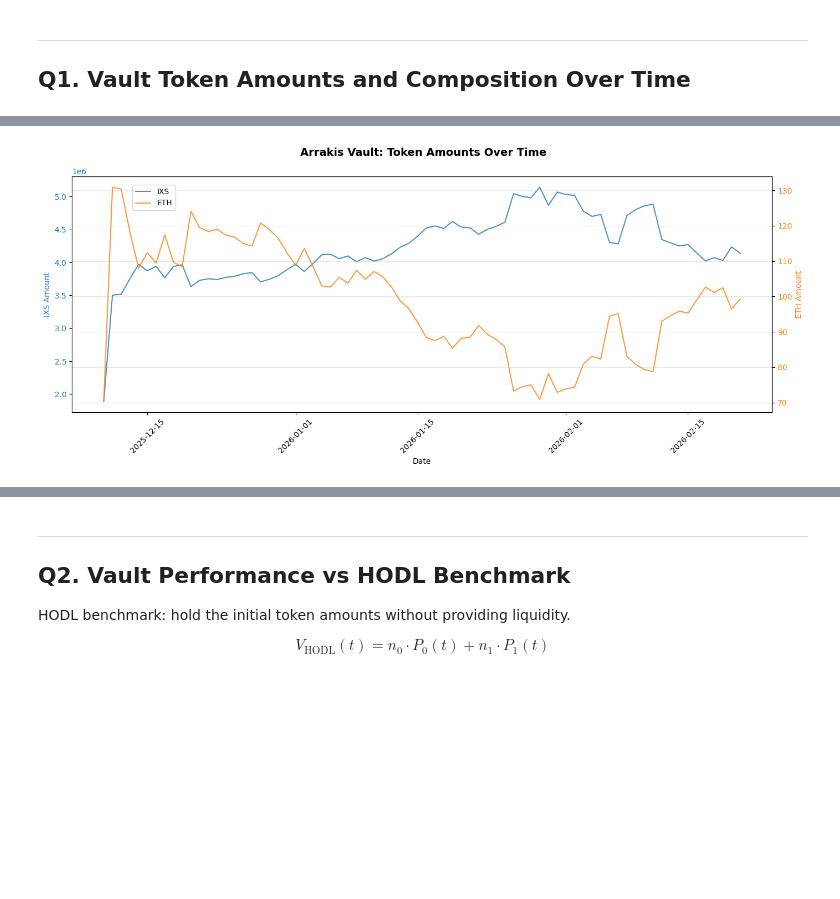
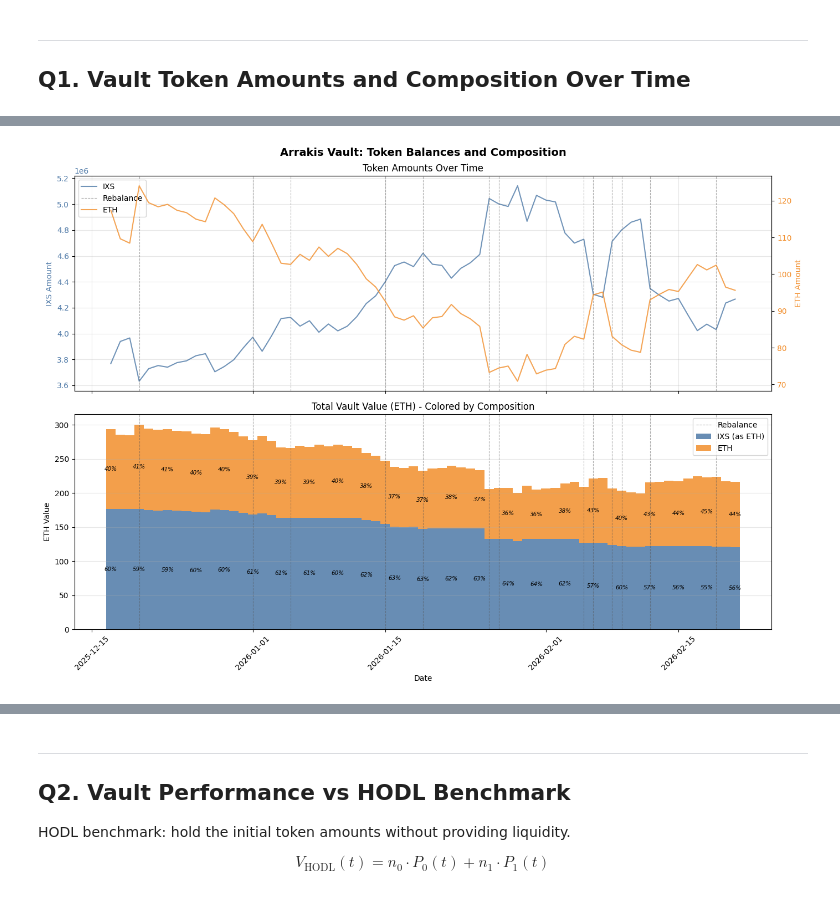
Before and after one commit to slambrecht-newnow/arrakis2, a Jupyter notebook: backend/notebooks/ixs_vault_performance.ipynb, the cells around one changed output, grey strips where cells are left out. Cells and saved outputs as stored; diff of their text form; code cells hidden in the pictures; blank space fills up the shorter version.

Commit message:
update notebook 2

```diff
--- a/backend/notebooks/ixs_vault_performance.ipynb
+++ b/backend/notebooks/ixs_vault_performance.ipynb
@@ -147,10 +153,12 @@ print("Finding V4 pool creation block...")
 v4_start = find_v4_pool_creation_block(
     stateview, IXS_POOL_ID_BYTES, search_start, latest_block
 )
-print(f"V4 start: block {v4_start:,}")
+print(f"V4 pool created: block {v4_start:,}")
 
-sample_blocks = generate_daily_block_samples(v4_start, latest_block)
-print(f"Daily samples: {len(sample_blocks)}")
+# Skip first week: liquidity was still settling post-migration (same as D1 notebook)
+VAULT_START = v4_start + 7200 * 7
+sample_blocks = generate_daily_block_samples(VAULT_START, latest_block)
+print(f"Daily samples: {len(sample_blocks)} (starting 1 week after pool creation)")
 
 # Cache timestamps
 _ts_params = {"blocks": sample_blocks}
@@ -193,22 +264,74 @@ print(f"Current: {ixs_amounts[-1]:,.2f} IXS, {eth_amounts[-1]:.4f} ETH")
 # %%
-fig, ax1 = plt.subplots(figsize=(14, 6))
+fig, (ax1, ax2) = plt.subplots(2, 1, figsize=(14, 10), sharex=True)
+fig.suptitle('Arrakis Vault: Token Balances and Composition', fontsize=14, fontweight='bold')
 
-ax1.set_xlabel('Date')
-ax1.set_ylabel('IXS Amount', color='tab:blue')
-ax1.plot(dates, ixs_amounts, color='tab:blue', alpha=0.8, linewidth=1.5, label='IXS')
-ax1.tick_params(axis='y', labelcolor='tab:blue')
-ax1.tick_params(axis='x', rotation=45)
+def _add_rebalance_lines(ax, rebalance_dates, label=True):
+    """Overlay rebalance event vertical lines."""
+    for i, rd in enumerate(rebalance_dates):
+        kw = {"label": "Rebalance"} if (i == 0 and label) else {}
+        ax.axvline(rd, color='#555555', linestyle='--', alpha=0.5, linewidth=0.8, **kw)
 
-ax2 = ax1.twinx()
-ax2.set_ylabel('ETH Amount', color='tab:orange')
-ax2.plot(dates, eth_amounts, color='tab:orange', alpha=0.8, linewidth=1.5, label='ETH')
-ax2.tick_params(axis='y', labelcolor='tab:orange')
+# Panel 1: Token amounts (dual y-axis)
+color_ixs, color_eth = '#4e79a7', '#f28e2b'
+ax1.set_ylabel('IXS Amount', color=color_ixs)
+ax1.plot(dates, ixs_amounts, color=color_ixs, alpha=0.8, linewidth=1.5, label='IXS')
+ax1.tick_params(axis='y', labelcolor=color_ixs)
 
-fig.suptitle('Arrakis Vault: Token Amounts Over Time', fontsize=14, fontweight='bold')
-fig.legend(loc='upper left', bbox_to_anchor=(0.12, 0.88))
-plt.grid(True, alpha=0.3)
+ax1r = ax1.twinx()
+ax1r.set_ylabel('ETH Amount', color=color_eth)
+ax1r.plot(dates, eth_amounts, color=color_eth, alpha=0.8, linewidth=1.5, label='ETH')
+ax1r.tick_params(axis='y', labelcolor=color_eth)
+
+_add_rebalance_lines(ax1, rebalance_dates)
+lines1, labels1 = ax1.get_legend_handles_labels()
+lines2, labels2 = ax1r.get_legend_handles_labels()
+ax1.legend(lines1 + lines2, labels1 + labels2, loc='upper left')
+ax1.set_title('Token Amounts Over Time')
+ax1.grid(True, alpha=0.3)
+
+# Panel 2: Stacked bar -- total height = ETH value, split by IXS(blue) + ETH(orange)
+if len(dates) > 1:
+    bar_width = (dates[1] - dates[0]) * 1.0
+else:
+    bar_width = pd.Timedelta(days=1)
+
+ax2.bar(dates, ixs_in_eth, width=bar_width, color=color_ixs, alpha=0.85,
+        label='IXS (as ETH)', linewidth=0)
+ax2.bar(dates, eth_amounts, width=bar_width, bottom=ixs_in_eth, color=color_eth,
+        alpha=0.85, label='ETH', linewidth=0)
+
+# Add percentage labels on every ~10th bar (+ first and last)
+ixs_pct = [ie / te * 100 if te > 0 else 0 for ie, te in zip(ixs_in_eth, total_eth)]
+eth_pct = [e / te * 100 if te > 0 else 0 for e, te in zip(eth_amounts, total_eth)]
+
+n = len(dates)
+step = max(1, n // 20)  # ~7 labels across the chart
+label_indices = list(range(0, n, step))
+if (n - 1) not in label_indices:
+    label_indices.append(n - 1)
+
+for i in label_indices:
+    # IXS % in the blue portion
+    ax2.text(dates[i], ixs_in_eth[i] / 2, f'{ixs_pct[i]:.0f}%',
+             ha='center', va='center', fontsize=7.5, fontstyle='italic', color='black')
+    # ETH % in the orange portion
+    ax2.text(dates[i], ixs_in_eth[i] + eth_amounts[i] / 2, f'{eth_pct[i]:.0f}%',
+             ha='center', va='center', fontsize=7.5, fontstyle='italic', color='black')
+
+_add_rebalance_lines(ax2, rebalance_dates)
+ax2.set_xlabel('Date')
+ax2.set_ylabel('ETH Value')
+ax2.set_title('Total Vault Value (ETH) - Colored by Composition')
+ax2.legend(loc='upper right')
+ax2.grid(True, alpha=0.3, axis='y')
+ax2.tick_params(axis='x', rotation=45)
+
 plt.tight_layout()
 plt.savefig('plots/ixs_vault_token_amounts.png', dpi=150, bbox_inches='tight')
 plt.show()
+
+print(f"IXS share: {ixs_pct[0]:.1f}% -> {ixs_pct[-1]:.1f}%")
+print(f"ETH share: {eth_pct[0]:.1f}% -> {eth_pct[-1]:.1f}%")
+print(f"Total ETH: {total_eth[0]:.2f} -> {total_eth[-1]:.2f}")
 # %% [output]
-[figure, old version]
+[figure, new version]
```
Also changed, not shown: parts of 10 cells of this notebook, 2 other files.
